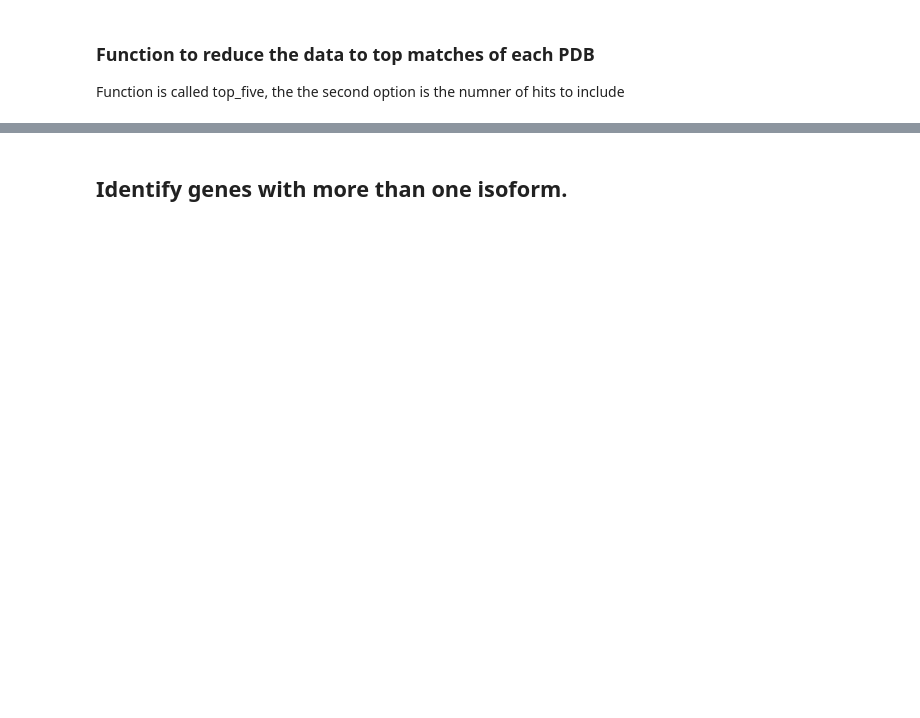
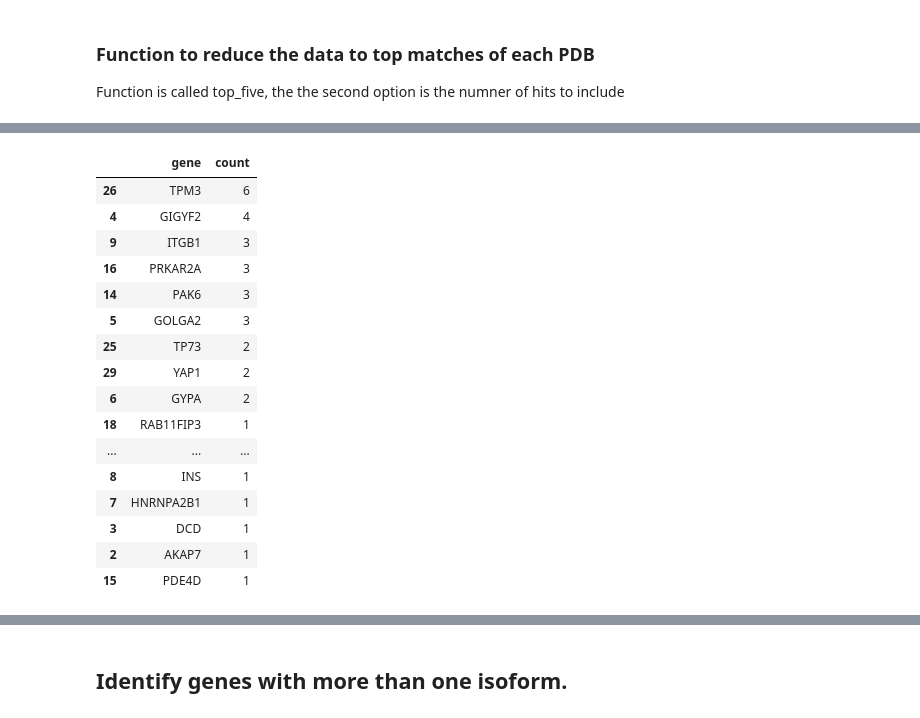
Before and after one commit to sheynkman-lab/pdb-isoform-analysis, a Jupyter notebook: analyze_results.ipynb, the cells around one changed output, grey strips where cells are left out. Saved outputs shown, nothing was run; the diff lists cells and outputs as text; code cells hidden in the pictures; blank space fills up the shorter version.

```diff
--- a/analyze_results.ipynb
+++ b/analyze_results.ipynb
@@ -307,0 +282,22 @@ genes_with_isos = []
+# %%
+npp_g=non_appris_pdbs.groupby('gene', as_index = False) ['sseqid'].nunique()
+npp_g = npp_g.rename(columns={'sseqid':'count'}).sort_values(by=['count'], ascending =False)
+npp_g
+# %% [output]
+|  | gene | count |
+| 26 | TPM3 | 6 |
+| 4 | GIGYF2 | 4 |
+| 9 | ITGB1 | 3 |
+| 16 | PRKAR2A | 3 |
+| 14 | PAK6 | 3 |
+| 5 | GOLGA2 | 3 |
+| 25 | TP73 | 2 |
+| 29 | YAP1 | 2 |
+| 6 | GYPA | 2 |
+| 18 | RAB11FIP3 | 1 |
+| ... | ... | ... |
+| 8 | INS | 1 |
+| 7 | HNRNPA2B1 | 1 |
+| 3 | DCD | 1 |
+| 2 | AKAP7 | 1 |
+| 15 | PDE4D | 1 |
```
Also changed, not shown: parts of 41 cells of this notebook.
